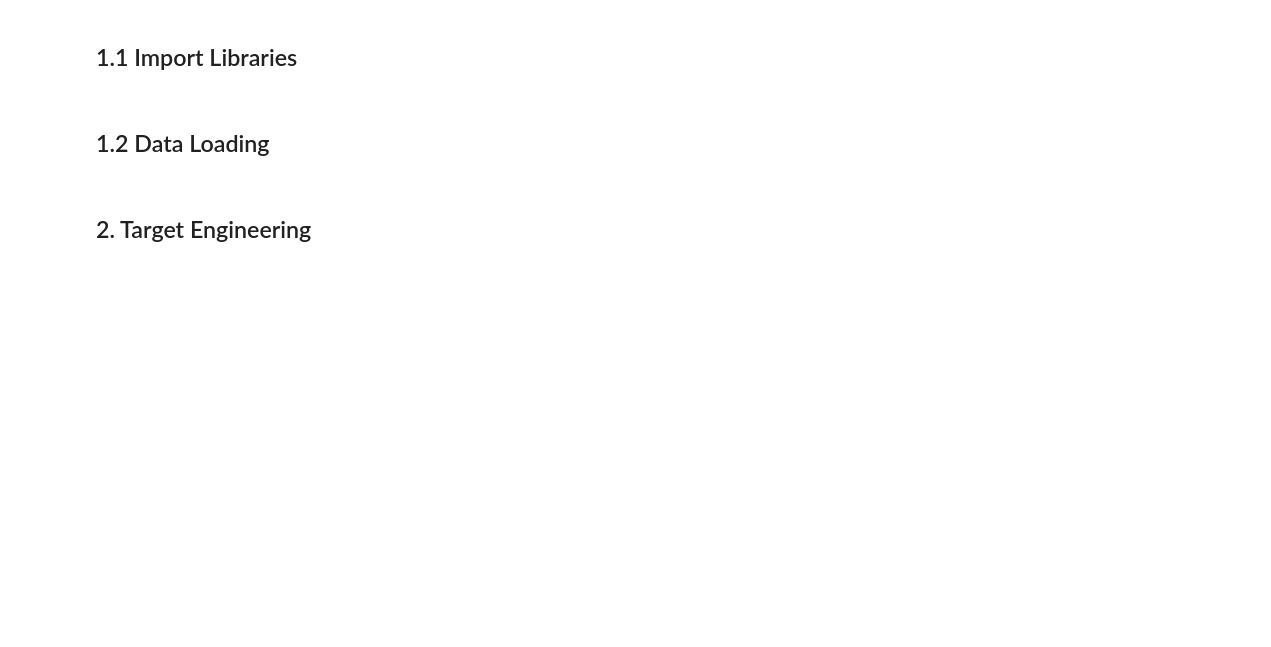
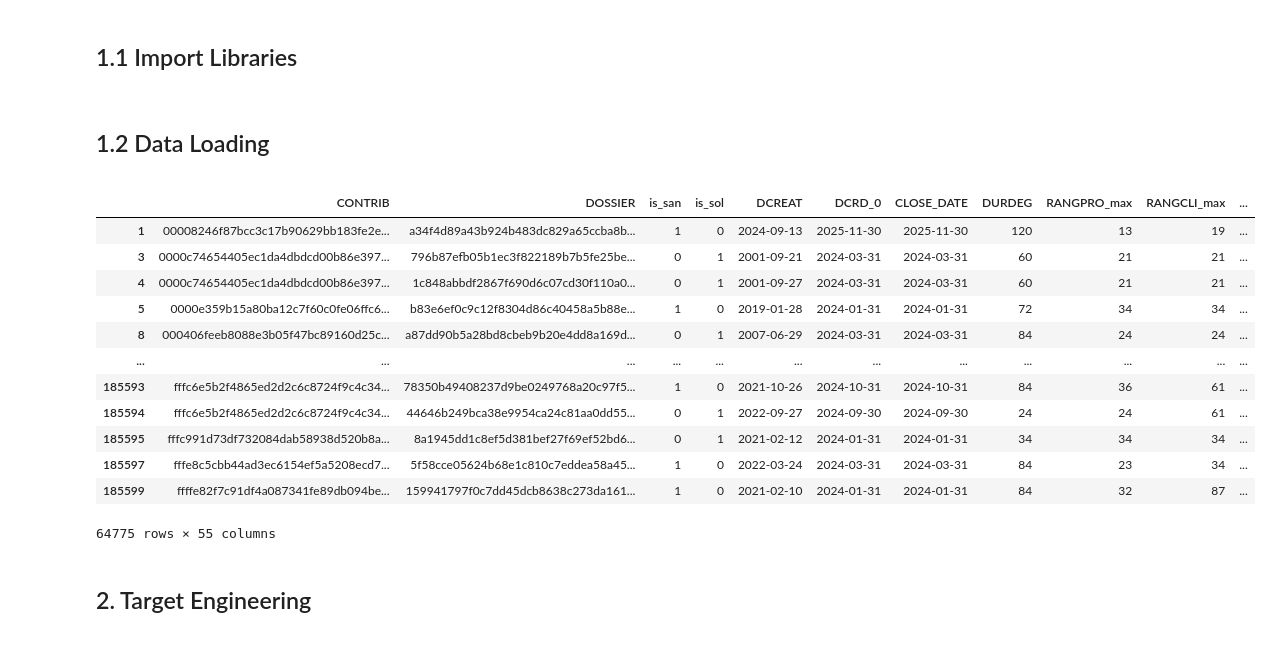
Before and after one commit to Alanog10/BNP-Paribas, a Jupyter notebook: Classification catarina.ipynb, the cells around one changed output. Drawn from its saved outputs; the diff is of its cells as text; code cells hidden in the pictures; blank space fills up the shorter version.

```diff
--- a/Classification catarina.ipynb
+++ b/Classification catarina.ipynb
@@ -54,6 +55,22 @@ BNP_teste = pd.read_csv(file_path_BNP_teste)
 
 # Carregar o dataset pré-processado
 df = pd.read_csv(file_path_BNP_teste)
+# %%
+BNP_teste[BNP_teste['CHURN'] == True]
+# %% [output]
+|  | CONTRIB | DOSSIER | is_san | is_sol | DCREAT | DCRD_0 | CLOSE_DATE | DURDEG | RANGPRO_max | RANGCLI_max | ... |
+| 1 | 00008246f87bcc3c17b90629bb183fe2e... | a34f4d89a43b924b483dc829a65ccba8b... | 1 | 0 | 2024-09-13 | 2025-11-30 | 2025-11-30 | 120 | 13 | 19 | ... |
+| 3 | 0000c74654405ec1da4dbdcd00b86e397... | 796b87efb05b1ec3f822189b7b5fe25be... | 0 | 1 | 2001-09-21 | 2024-03-31 | 2024-03-31 | 60 | 21 | 21 | ... |
+| 4 | 0000c74654405ec1da4dbdcd00b86e397... | 1c848abbdf2867f690d6c07cd30f110a0... | 0 | 1 | 2001-09-27 | 2024-03-31 | 2024-03-31 | 60 | 21 | 21 | ... |
+| 5 | 0000e359b15a80ba12c7f60c0fe06ffc6... | b83e6ef0c9c12f8304d86c40458a5b88e... | 1 | 0 | 2019-01-28 | 2024-01-31 | 2024-01-31 | 72 | 34 | 34 | ... |
+| 8 | 000406feeb8088e3b05f47bc89160d25c... | a87dd90b5a28bd8cbeb9b20e4dd8a169d... | 0 | 1 | 2007-06-29 | 2024-03-31 | 2024-03-31 | 84 | 24 | 24 | ... |
+| ... | ... | ... | ... | ... | ... | ... | ... | ... | ... | ... | ... |
+| 185593 | fffc6e5b2f4865ed2d2c6c8724f9c4c34... | 78350b49408237d9be0249768a20c97f5... | 1 | 0 | 2021-10-26 | 2024-10-31 | 2024-10-31 | 84 | 36 | 61 | ... |
+| 185594 | fffc6e5b2f4865ed2d2c6c8724f9c4c34... | 44646b249bca38e9954ca24c81aa0dd55... | 0 | 1 | 2022-09-27 | 2024-09-30 | 2024-09-30 | 24 | 24 | 61 | ... |
+| 185595 | fffc991d73df732084dab58938d520b8a... | 8a1945dd1c8ef5d381bef27f69ef52bd6... | 0 | 1 | 2021-02-12 | 2024-01-31 | 2024-01-31 | 34 | 34 | 34 | ... |
+| 185597 | fffe8c5cbb44ad3ec6154ef5a5208ecd7... | 5f58cce05624b68e1c810c7eddea58a45... | 1 | 0 | 2022-03-24 | 2024-03-31 | 2024-03-31 | 84 | 23 | 34 | ... |
+| 185599 | ffffe82f7c91df4a087341fe89db094be... | 159941797f0c7dd45dcb8638c273da161... | 1 | 0 | 2021-02-10 | 2024-01-31 | 2024-01-31 | 84 | 32 | 87 | ... |
+64775 rows × 55 columns
 # %% [markdown]
 <a class="anchor" id="1.1 Import Libraries">
 
```
Also changed, not shown: parts of 6 cells of this notebook.
